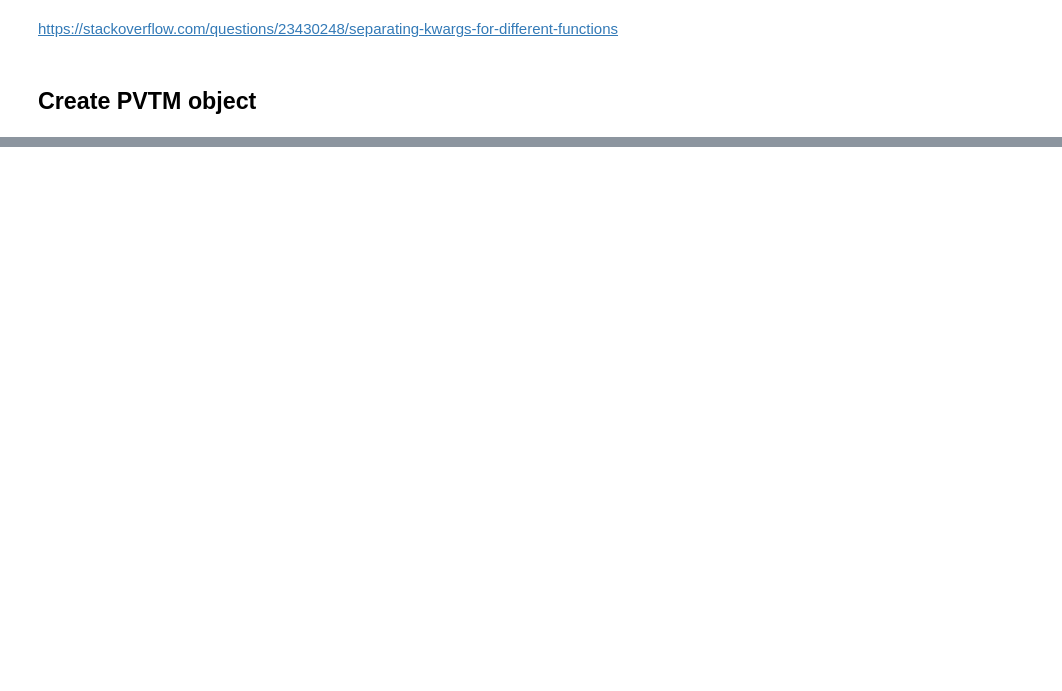
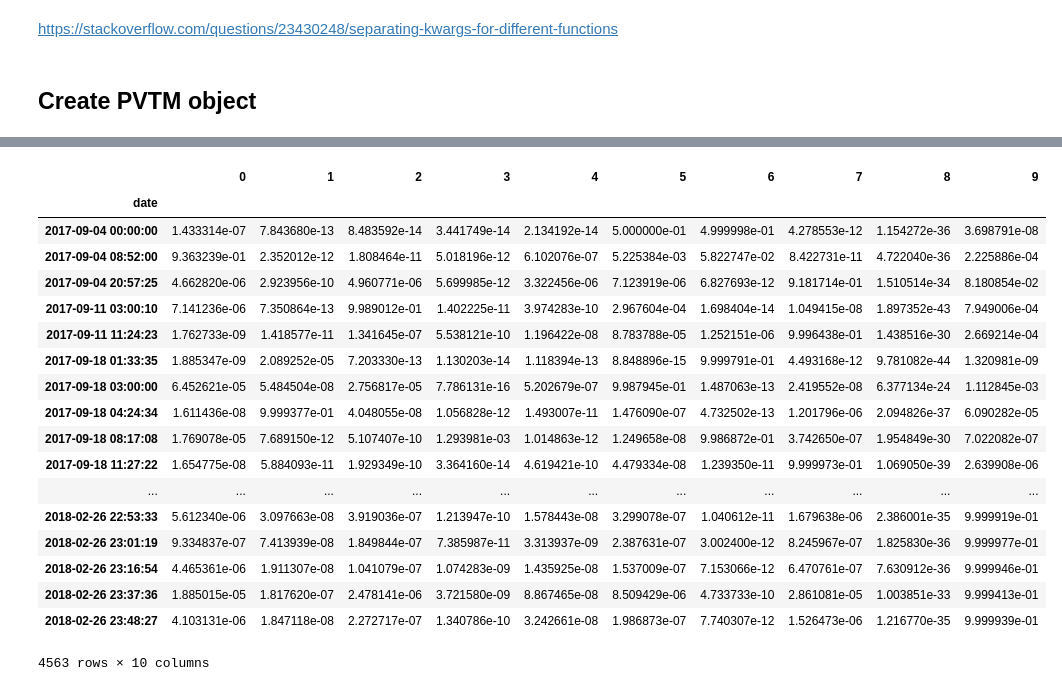
Before and after one commit to davidlenz/pvtm, a Jupyter notebook: class_PVTM.ipynb, the cells around one changed output, grey strips where cells are left out. Saved outputs shown, nothing was run; the diff lists cells and outputs as text; code cells hidden in the pictures; blank space fills up the shorter version.

```diff
--- a/class_PVTM.ipynb
+++ b/class_PVTM.ipynb
@@ -186,0 +231,22 @@ pvtm.create_wordcloud(2)
+# %%
+topics_over_time
+# %% [output]
+|  | 0 | 1 | 2 | 3 | 4 | 5 | 6 | 7 | 8 | 9 |
+| date |  |  |  |  |  |  |  |  |  |  |
+| 2017-09-04 00:00:00 | 1.433314e-07 | 7.843680e-13 | 8.483592e-14 | 3.441749e-14 | 2.134192e-14 | 5.000000e-01 | 4.999998e-01 | 4.278553e-12 | 1.154272e-36 | 3.698791e-08 |
+| 2017-09-04 08:52:00 | 9.363239e-01 | 2.352012e-12 | 1.808464e-11 | 5.018196e-12 | 6.102076e-07 | 5.225384e-03 | 5.822747e-02 | 8.422731e-11 | 4.722040e-36 | 2.225886e-04 |
+| 2017-09-04 20:57:25 | 4.662820e-06 | 2.923956e-10 | 4.960771e-06 | 5.699985e-12 | 3.322456e-06 | 7.123919e-06 | 6.827693e-12 | 9.181714e-01 | 1.510514e-34 | 8.180854e-02 |
+| 2017-09-11 03:00:10 | 7.141236e-06 | 7.350864e-13 | 9.989012e-01 | 1.402225e-11 | 3.974283e-10 | 2.967604e-04 | 1.698404e-14 | 1.049415e-08 | 1.897352e-43 | 7.949006e-04 |
+| 2017-09-11 11:24:23 | 1.762733e-09 | 1.418577e-11 | 1.341645e-07 | 5.538121e-10 | 1.196422e-08 | 8.783788e-05 | 1.252151e-06 | 9.996438e-01 | 1.438516e-30 | 2.669214e-04 |
+| 2017-09-18 01:33:35 | 1.885347e-09 | 2.089252e-05 | 7.203330e-13 | 1.130203e-14 | 1.118394e-13 | 8.848896e-15 | 9.999791e-01 | 4.493168e-12 | 9.781082e-44 | 1.320981e-09 |
+| 2017-09-18 03:00:00 | 6.452621e-05 | 5.484504e-08 | 2.756817e-05 | 7.786131e-16 | 5.202679e-07 | 9.987945e-01 | 1.487063e-13 | 2.419552e-08 | 6.377134e-24 | 1.112845e-03 |
+| 2017-09-18 04:24:34 | 1.611436e-08 | 9.999377e-01 | 4.048055e-08 | 1.056828e-12 | 1.493007e-11 | 1.476090e-07 | 4.732502e-13 | 1.201796e-06 | 2.094826e-37 | 6.090282e-05 |
+| 2017-09-18 08:17:08 | 1.769078e-05 | 7.689150e-12 | 5.107407e-10 | 1.293981e-03 | 1.014863e-12 | 1.249658e-08 | 9.986872e-01 | 3.742650e-07 | 1.954849e-30 | 7.022082e-07 |
+| 2017-09-18 11:27:22 | 1.654775e-08 | 5.884093e-11 | 1.929349e-10 | 3.364160e-14 | 4.619421e-10 | 4.479334e-08 | 1.239350e-11 | 9.999973e-01 | 1.069050e-39 | 2.639908e-06 |
+| ... | ... | ... | ... | ... | ... | ... | ... | ... | ... | ... |
+| 2018-02-26 22:53:33 | 5.612340e-06 | 3.097663e-08 | 3.919036e-07 | 1.213947e-10 | 1.578443e-08 | 3.299078e-07 | 1.040612e-11 | 1.679638e-06 | 2.386001e-35 | 9.999919e-01 |
+| 2018-02-26 23:01:19 | 9.334837e-07 | 7.413939e-08 | 1.849844e-07 | 7.385987e-11 | 3.313937e-09 | 2.387631e-07 | 3.002400e-12 | 8.245967e-07 | 1.825830e-36 | 9.999977e-01 |
+| 2018-02-26 23:16:54 | 4.465361e-06 | 1.911307e-08 | 1.041079e-07 | 1.074283e-09 | 1.435925e-08 | 1.537009e-07 | 7.153066e-12 | 6.470761e-07 | 7.630912e-36 | 9.999946e-01 |
+| 2018-02-26 23:37:36 | 1.885015e-05 | 1.817620e-07 | 2.478141e-06 | 3.721580e-09 | 8.867465e-08 | 8.509429e-06 | 4.733733e-10 | 2.861081e-05 | 1.003851e-33 | 9.999413e-01 |
+| 2018-02-26 23:48:27 | 4.103131e-06 | 1.847118e-08 | 2.272717e-07 | 1.340786e-10 | 3.242661e-08 | 1.986873e-07 | 7.740307e-12 | 1.526473e-06 | 1.216770e-35 | 9.999939e-01 |
+4563 rows × 10 columns
```
Also changed, not shown: parts of 11 cells of this notebook.
